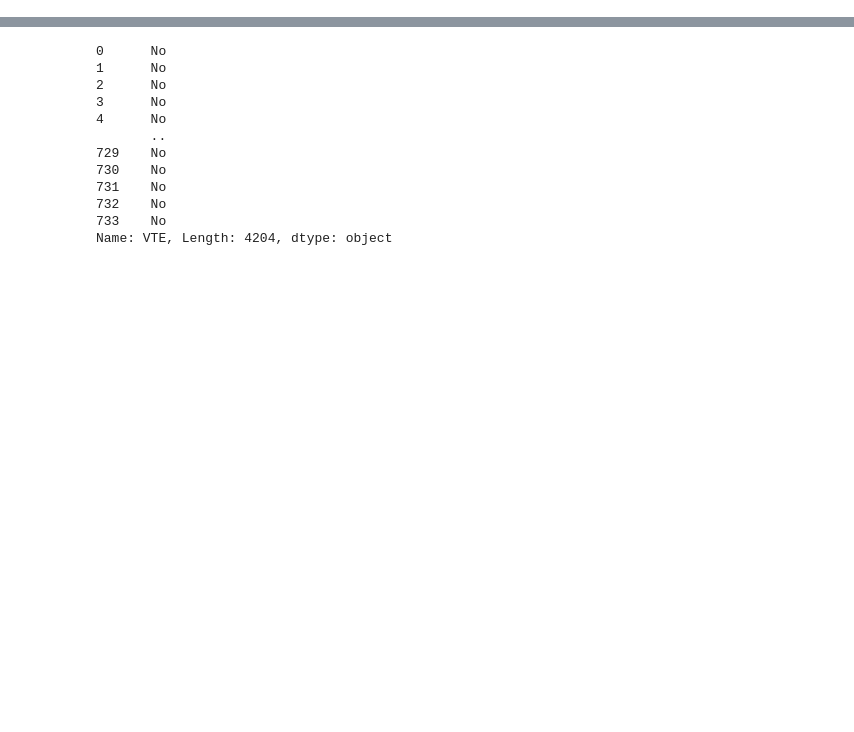
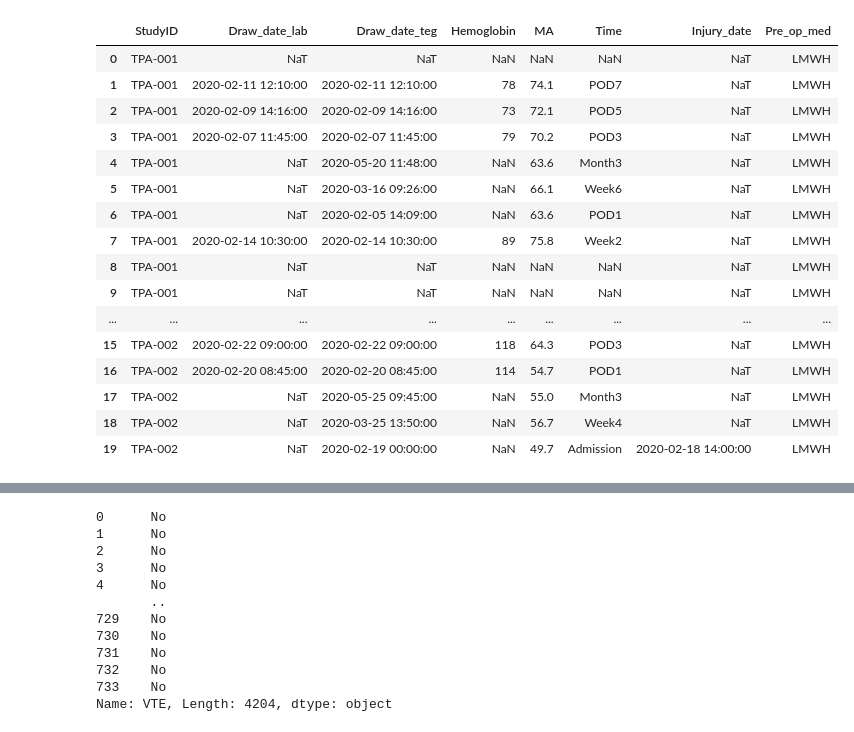
Before and after one commit to golpiraelmi/Classes, a Jupyter notebook: MyLittleProjcet_V2.ipynb, the cells around one changed output, grey strips where cells are left out. Drawn from its saved outputs; the diff is of its cells as text; code cells hidden in the pictures; blank space fills up the shorter version.

```diff
--- a/MyLittleProjcet_V2.ipynb
+++ b/MyLittleProjcet_V2.ipynb
@@ -143,9 +108,11 @@ api_url = os.getenv("REDCAP_URL")
 api_key_pelvis = os.getenv("REDCAP_TEG_PELVIS_API_KEY")
 
 p4 = RedcapProcessor(api_url, api_key_pelvis)
-df_pelvis= p4.fetch_and_process()
+
+df_pelvis_original = p4.fetch_and_process()
 df_pelvis_demo=p4.get_all_demographics()
-all_blood_pelvis = p4.get_all_blood_draws()
+df_pelvis_lab = p4.get_all_labs()
+df_pelvis = p4.get_full_dataframe()
 # %% [output]
 Removing the following StudyIDs from dataset:
  - TPA-019: Two stage surgeries related to pelvis/acetabulum - 30 April 2021
@@ -166,0 +155,20 @@ Total Number of Patients Included: 97
+# %%
+df_pelvis_original.head(20)[['StudyID','Draw_date_lab','Draw_date_teg', "Hemoglobin",'MA','Time','Injury_date','Pre_op_med']]
+# %% [output]
+|  | StudyID | Draw_date_lab | Draw_date_teg | Hemoglobin | MA | Time | Injury_date | Pre_op_med |
+| 0 | TPA-001 | NaT | NaT | NaN | NaN | NaN | NaT | LMWH |
+| 1 | TPA-001 | 2020-02-11 12:10:00 | 2020-02-11 12:10:00 | 78 | 74.1 | POD7 | NaT | LMWH |
+| 2 | TPA-001 | 2020-02-09 14:16:00 | 2020-02-09 14:16:00 | 73 | 72.1 | POD5 | NaT | LMWH |
+| 3 | TPA-001 | 2020-02-07 11:45:00 | 2020-02-07 11:45:00 | 79 | 70.2 | POD3 | NaT | LMWH |
+| 4 | TPA-001 | NaT | 2020-05-20 11:48:00 | NaN | 63.6 | Month3 | NaT | LMWH |
+| 5 | TPA-001 | NaT | 2020-03-16 09:26:00 | NaN | 66.1 | Week6 | NaT | LMWH |
+| 6 | TPA-001 | NaT | 2020-02-05 14:09:00 | NaN | 63.6 | POD1 | NaT | LMWH |
+| 7 | TPA-001 | 2020-02-14 10:30:00 | 2020-02-14 10:30:00 | 89 | 75.8 | Week2 | NaT | LMWH |
+| 8 | TPA-001 | NaT | NaT | NaN | NaN | NaN | NaT | LMWH |
+| 9 | TPA-001 | NaT | NaT | NaN | NaN | NaN | NaT | LMWH |
+| ... | ... | ... | ... | ... | ... | ... | ... | ... |
+| 15 | TPA-002 | 2020-02-22 09:00:00 | 2020-02-22 09:00:00 | 118 | 64.3 | POD3 | NaT | LMWH |
+| 16 | TPA-002 | 2020-02-20 08:45:00 | 2020-02-20 08:45:00 | 114 | 54.7 | POD1 | NaT | LMWH |
+| 17 | TPA-002 | NaT | 2020-05-25 09:45:00 | NaN | 55.0 | Month3 | NaT | LMWH |
+| 18 | TPA-002 | NaT | 2020-03-25 13:50:00 | NaN | 56.7 | Week4 | NaT | LMWH |
+| 19 | TPA-002 | NaT | 2020-02-19 00:00:00 | NaN | 49.7 | Admission | 2020-02-18 14:00:00 | LMWH |
```
Also changed, not shown: parts of 14 cells of this notebook, 1 other file.
